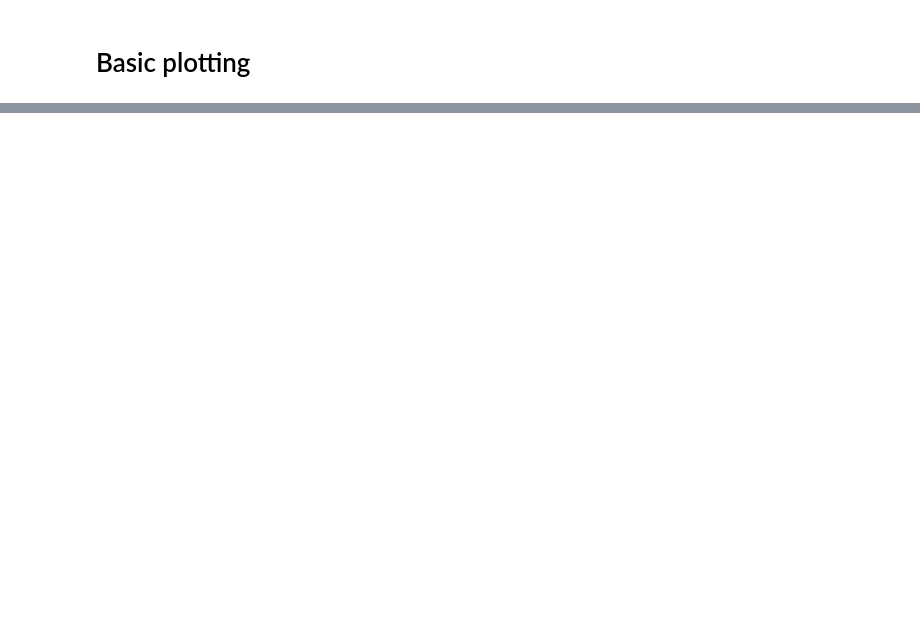
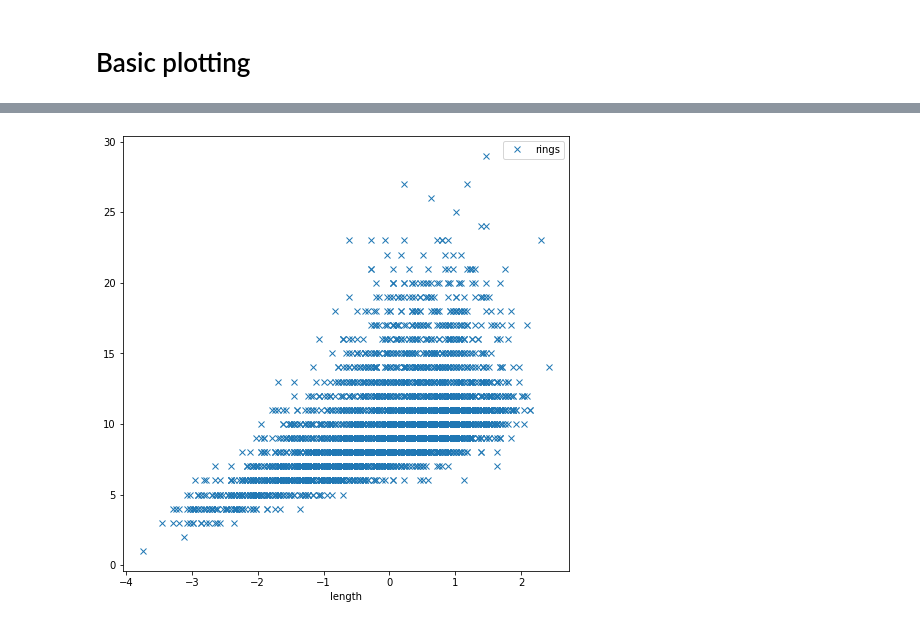
Before and after one commit to sipocz/Colab, a Jupyter notebook: Day1_Task_handout_SL.ipynb, the cells around one changed output, grey strips where cells are left out. Saved outputs shown, nothing was run; the diff lists cells and outputs as text; code cells hidden in the pictures; blank space fills up the shorter version.

```diff
--- a/Day1_Task_handout_SL.ipynb
+++ b/Day1_Task_handout_SL.ipynb
@@ -371,2 +552,5 @@ df.length.plot.box(figsize=(8,8)); # the semicolon is to stop Jupyter from "prin
 # %%
 # implement a scatter plot between "length" and "rings", use figure size 8,8
+df.plot(x='length', y='rings', style='x',figsize=(8,8));
+# %% [output]
+[figure, added]
```
Also changed, not shown: parts of 20 cells of this notebook.
